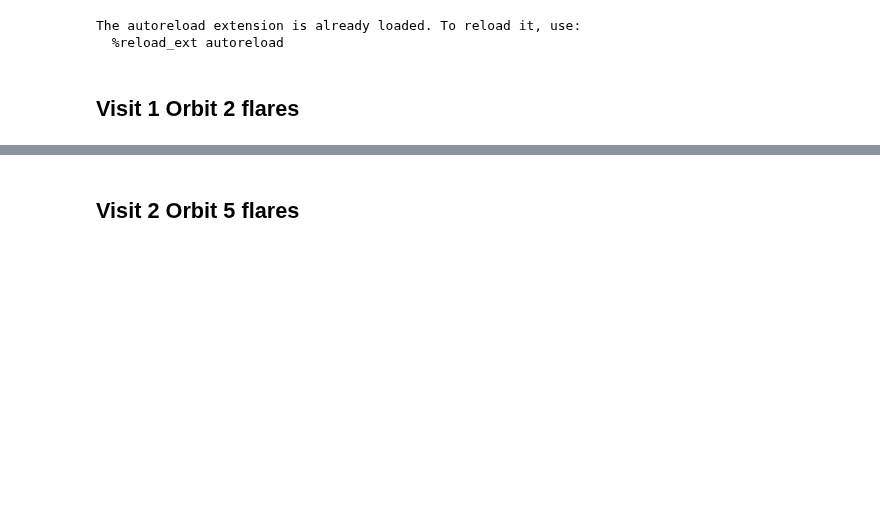
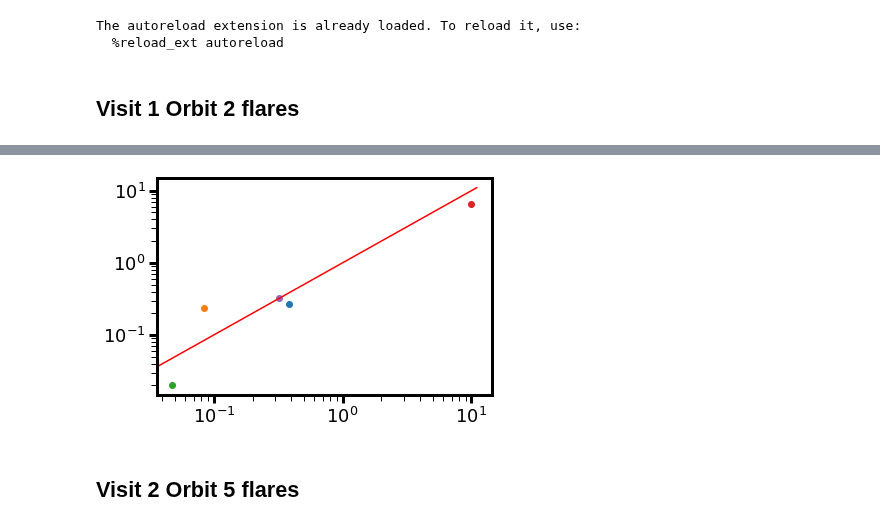
Before and after one commit to afeinstein20/cos_flares, a Jupyter notebook: notebooks/flare_analysis.ipynb, the cells around one changed output, grey strips where cells are left out. Cells and saved outputs as stored; diff of their text form; code cells hidden in the pictures; blank space fills up the shorter version.

```diff
--- a/notebooks/flare_analysis.ipynb
+++ b/notebooks/flare_analysis.ipynb
@@ -407,3 +471,11 @@ FeXXI
+# %%
+for i in range(len(fmodels[0])):
+    plt.plot(fmodels_old[0][i][-1].chisqr, fmodels[0][i][-1].chisqr, 'o')
+plt.plot(np.arange(0,12,1), np.arange(0,12,1), 'r')
+plt.xscale('log')
+plt.yscale('log')
+# %% [output]
+[figure, added]
 # %% [markdown]
 ## Visit 2 Orbit 5 flares
 # %%
```
Also changed, not shown: parts of 13 cells of this notebook, 3 other files.
